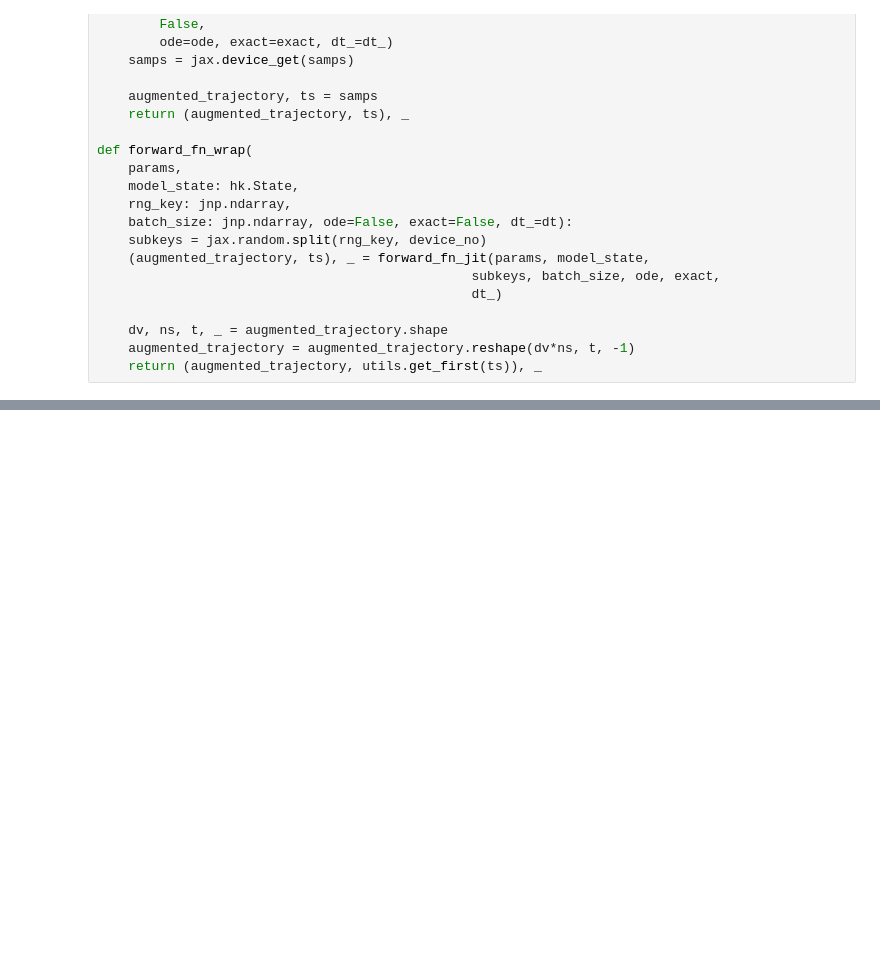
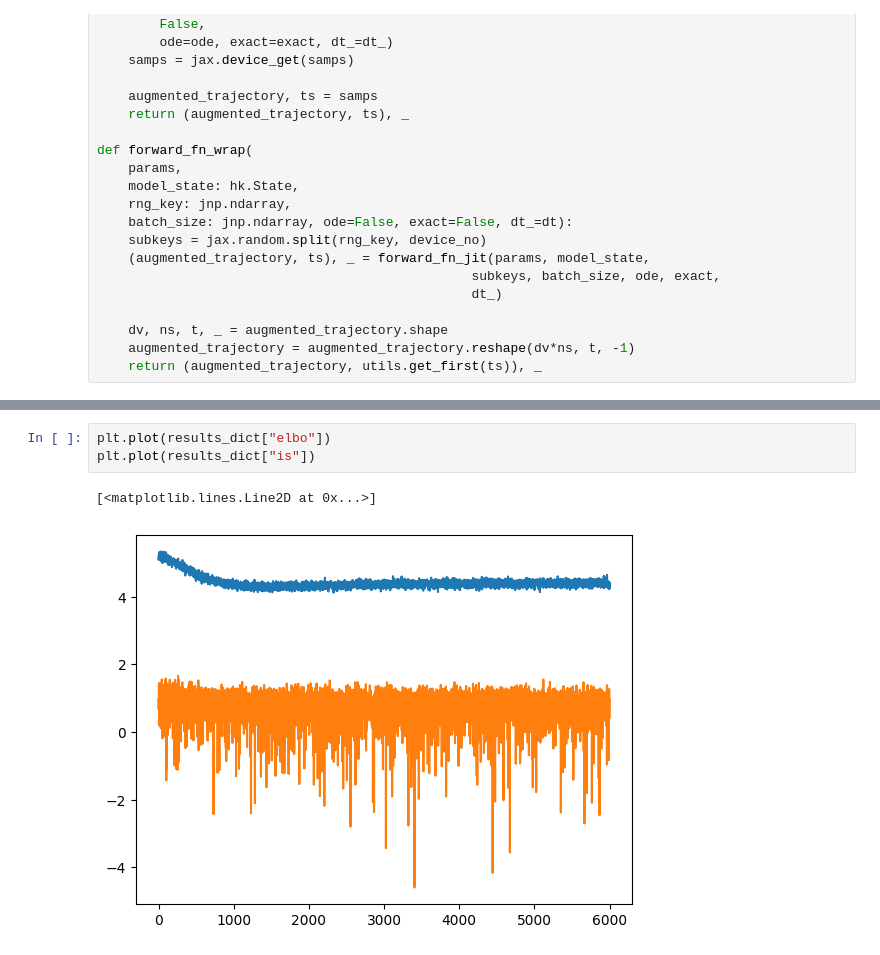
Before and after one commit to franciscovargas/denoising_diffusion_samplers, a Jupyter notebook: notebooks/controlled_ais.ipynb, the cells around one changed output, grey strips where cells are left out. Drawn from its saved outputs; the diff is of its cells as text; blank space fills up the shorter version.

```diff
--- a/notebooks/controlled_ais.ipynb
+++ b/notebooks/controlled_ais.ipynb
@@ -606,0 +617,6 @@ results_dict["is"]
+# %%
+plt.plot(results_dict["elbo"])
+plt.plot(results_dict["is"])
+# %% [output]
+[<matplotlib.lines.Line2D at 0x...>]
+[figure, added]
```
Also changed, not shown: parts of 9 cells of this notebook.
